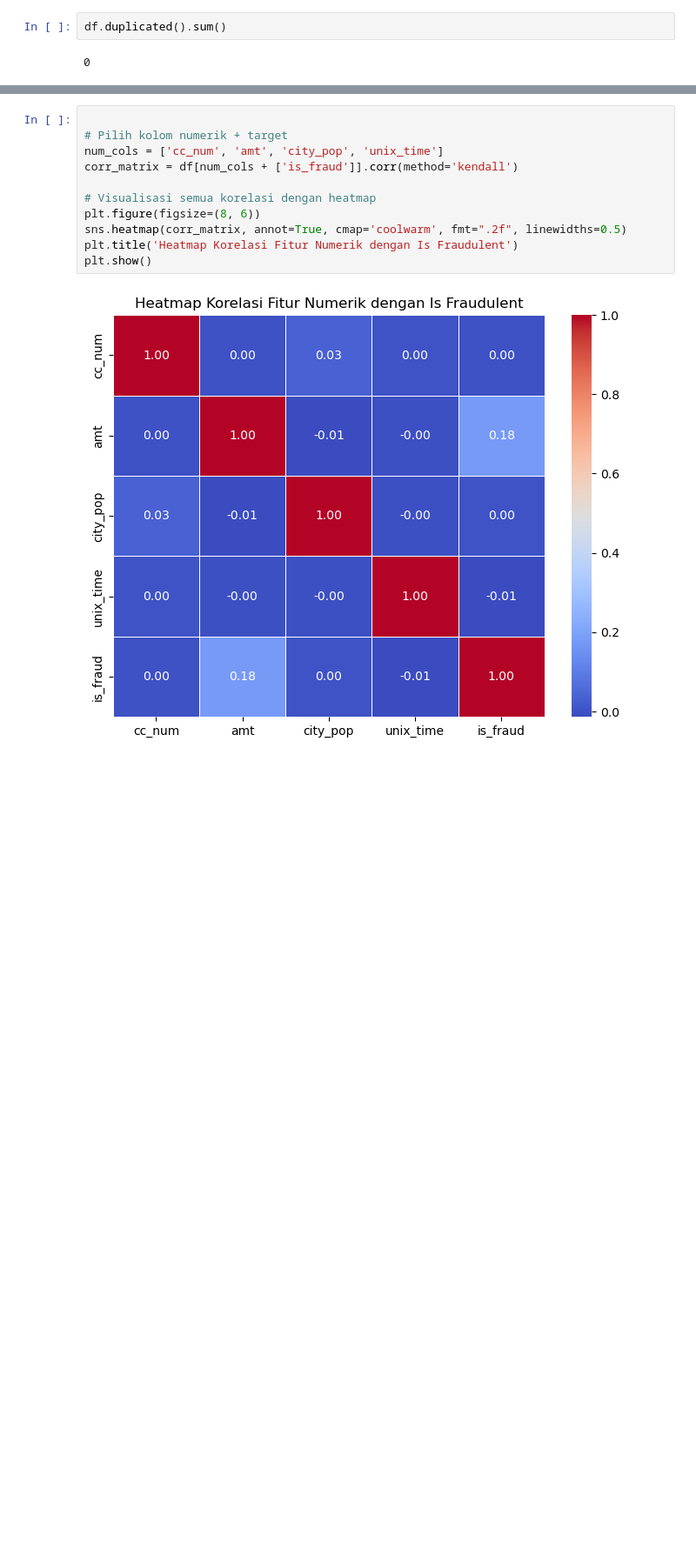
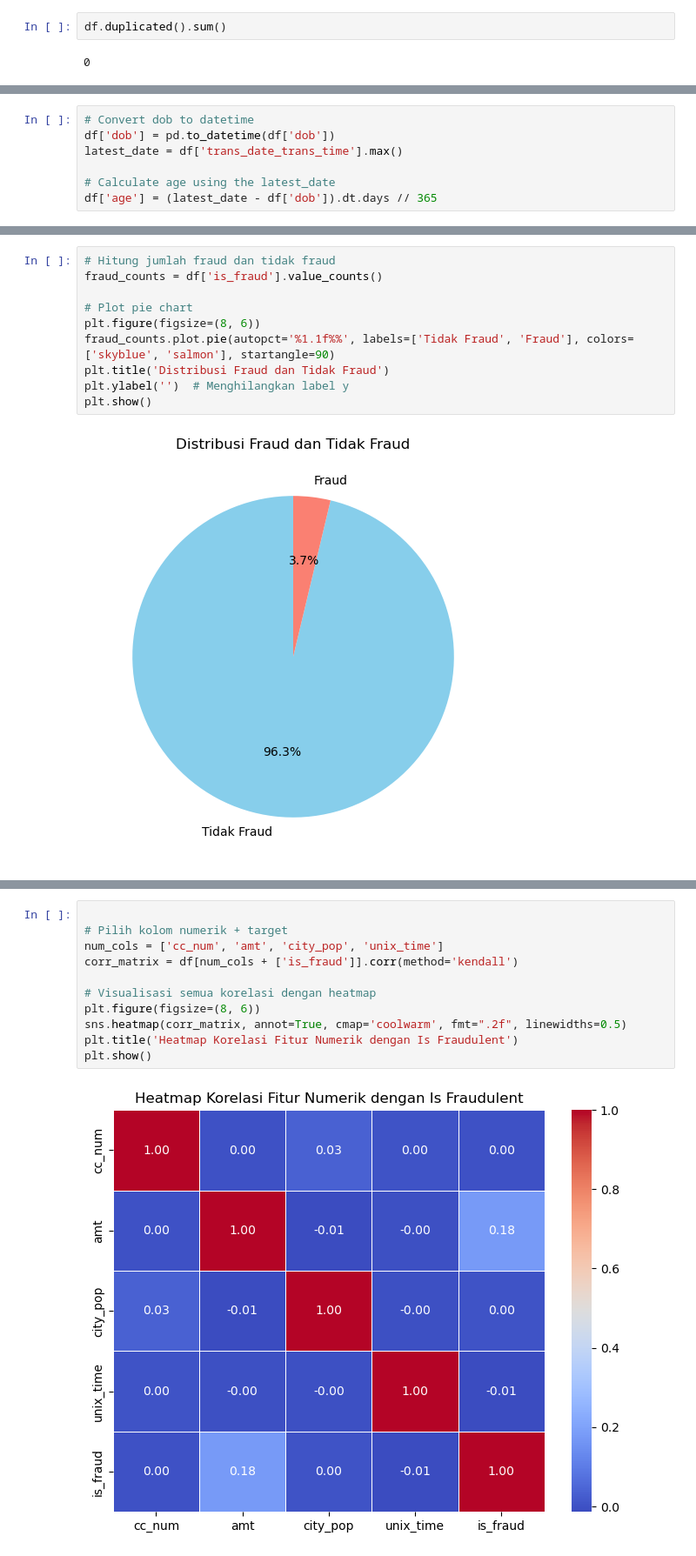
Before and after one commit to FTDS-assignment-bay/p2-final-project-ftds-025-hck-group-001, a Jupyter notebook: EDA.ipynb, the cells around one changed output, grey strips where cells are left out. Shown at 87% size. Saved outputs shown, nothing was run; the diff lists cells and outputs as text; blank space fills up the shorter version.

```diff
--- a/EDA.ipynb
+++ b/EDA.ipynb
@@ -81,3 +81,10 @@ df.describe()
 | 50% | 3.521417e+15 | 48.860000 | 48174.000000 | 39.354300 | -87.476900 | 2.456000e+03 | 1.349299e+09 | 39.352830 | -87.453214 | 0.000000 |
 | 75% | 4.642255e+15 | 86.650000 | 72042.000000 | 41.948800 | -80.175200 | 2.032800e+04 | 1.359589e+09 | 41.964456 | -80.249053 | 0.000000 |
 | max | 4.992346e+18 | 14467.640000 | 99783.000000 | 66.693300 | -67.950300 | 2.906700e+06 | 1.371817e+09 | 67.510267 | -66.958751 | 1.000000 |
+# %%
+# Convert dob to datetime
+df['dob'] = pd.to_datetime(df['dob'])
+latest_date = df['trans_date_trans_time'].max()
+
+# Calculate age using the latest_date
+df['age'] = (latest_date - df['dob']).dt.days // 365
@@ -83,0 +101,12 @@ df.describe()
+# %%
+# Hitung jumlah fraud dan tidak fraud
+fraud_counts = df['is_fraud'].value_counts()
+
+# Plot pie chart
+plt.figure(figsize=(8, 6))
+fraud_counts.plot.pie(autopct='%1.1f%%', labels=['Tidak Fraud', 'Fraud'], colors=['skyblue', 'salmon'], startangle=90)
+plt.title('Distribusi Fraud dan Tidak Fraud')
+plt.ylabel('')  # Menghilangkan label y
+plt.show()
+# %% [output]
+[figure, added]
```
Also changed, not shown: parts of 8 cells of this notebook.
